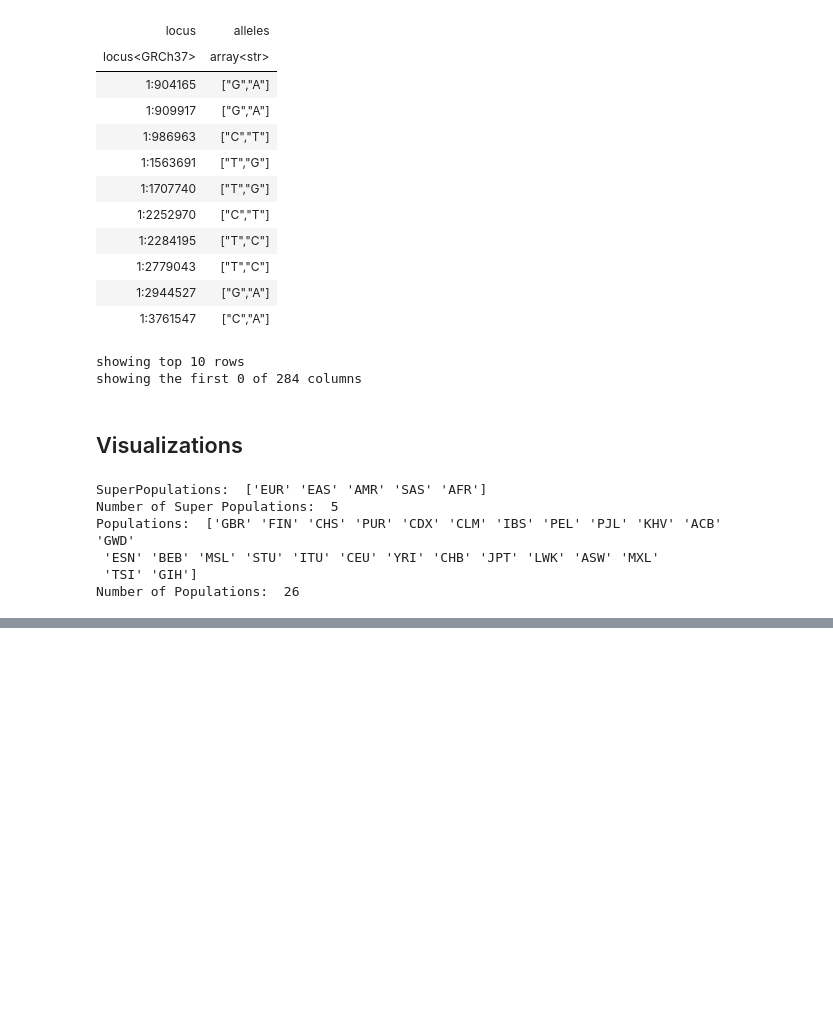
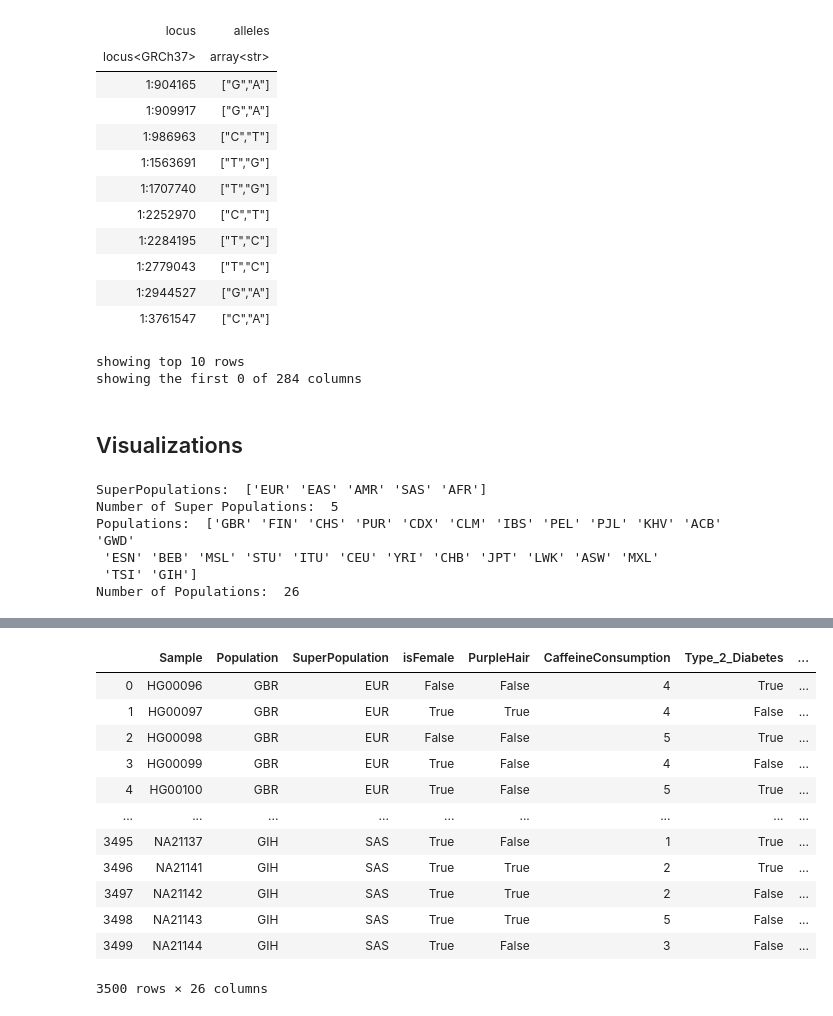
Before and after one commit to smalldatalab/genomics-privacy, a Jupyter notebook: Hail_1KGenome.ipynb, the cells around one changed output, grey strips where cells are left out. Saved outputs shown, nothing was run; the diff lists cells and outputs as text; code cells hidden in the pictures; blank space fills up the shorter version.

```diff
--- a/Hail_1KGenome.ipynb
+++ b/Hail_1KGenome.ipynb
@@ -432,0 +490,46 @@ sns.heatmap(correlation_df, annot=True)
+# %%
+#Add blood type
+blood_types = ["A+", "A-", "B+", "B-", "O+", "O-", "AB+", "AB-"]
+genome_pd_df["BloodType"] = [random.choice(blood_types) for i in range(num_rows)]
+
+#Add continuous feature - vitamin D level, from blood test
+# glucose 	70-99 mg/dL (normal range)
+#Adding normal range
+genome_pd_df["Glucose(mg/dL)"] = [random.uniform(70, 99) for i in range(num_rows)]
+# Adding unnormal range
+for i in range(583):
+    genome_pd_df.loc[i ,'Glucose(mg/dL)'] = random.uniform(10, 70)
+for i in range(583, 1166):
+    genome_pd_df.loc[i ,'Glucose(mg/dL)'] = random.uniform(100, 300)
+
+# HDL 	 >60mg/dL(high)  men:<40mg/dL; women:<50mg/dL (low)
+# LDL 	 >160mg/dL(high)  <100mg/dL(low)
+# Adding normal range for LDL and HDL
+genome_pd_df["HDL(mg/dL)"] = [random.uniform(45, 60) for i in range(num_rows)]
+genome_pd_df["LDL(mg/dL)"] = [random.uniform(100, 160) for i in range(num_rows)]
+# Adding unnormal range
+for i in range(583):
+    genome_pd_df.loc[i ,'HDL(mg/dL)'] = random.uniform(5, 45)
+for i in range(583, 1166):
+    genome_pd_df.loc[i ,'HDL(mg/dL)'] = random.uniform(60, 100)
+
+for i in range(583):
+    genome_pd_df.loc[i ,'LDL(mg/dL)'] = random.uniform(160, 400)
+for i in range(583, 1166):
+    genome_pd_df.loc[i ,'LDL(mg/dL)'] = random.uniform(0, 100)
+# %%
+genome_pd_df
+# %% [output]
+|  | Sample | Population | SuperPopulation | isFemale | PurpleHair | CaffeineConsumption | Type_2_Diabetes | ... |
+| 0 | HG00096 | GBR | EUR | False | False | 4 | True | ... |
+| 1 | HG00097 | GBR | EUR | True | True | 4 | False | ... |
+| 2 | HG00098 | GBR | EUR | False | False | 5 | True | ... |
+| 3 | HG00099 | GBR | EUR | True | False | 4 | False | ... |
+| 4 | HG00100 | GBR | EUR | True | False | 5 | True | ... |
+| ... | ... | ... | ... | ... | ... | ... | ... | ... |
+| 3495 | NA21137 | GIH | SAS | True | False | 1 | True | ... |
+| 3496 | NA21141 | GIH | SAS | True | True | 2 | True | ... |
+| 3497 | NA21142 | GIH | SAS | True | True | 2 | False | ... |
+| 3498 | NA21143 | GIH | SAS | True | True | 5 | False | ... |
+| 3499 | NA21144 | GIH | SAS | True | False | 3 | False | ... |
+3500 rows × 26 columns
```
Also changed, not shown: parts of 21 cells of this notebook.
